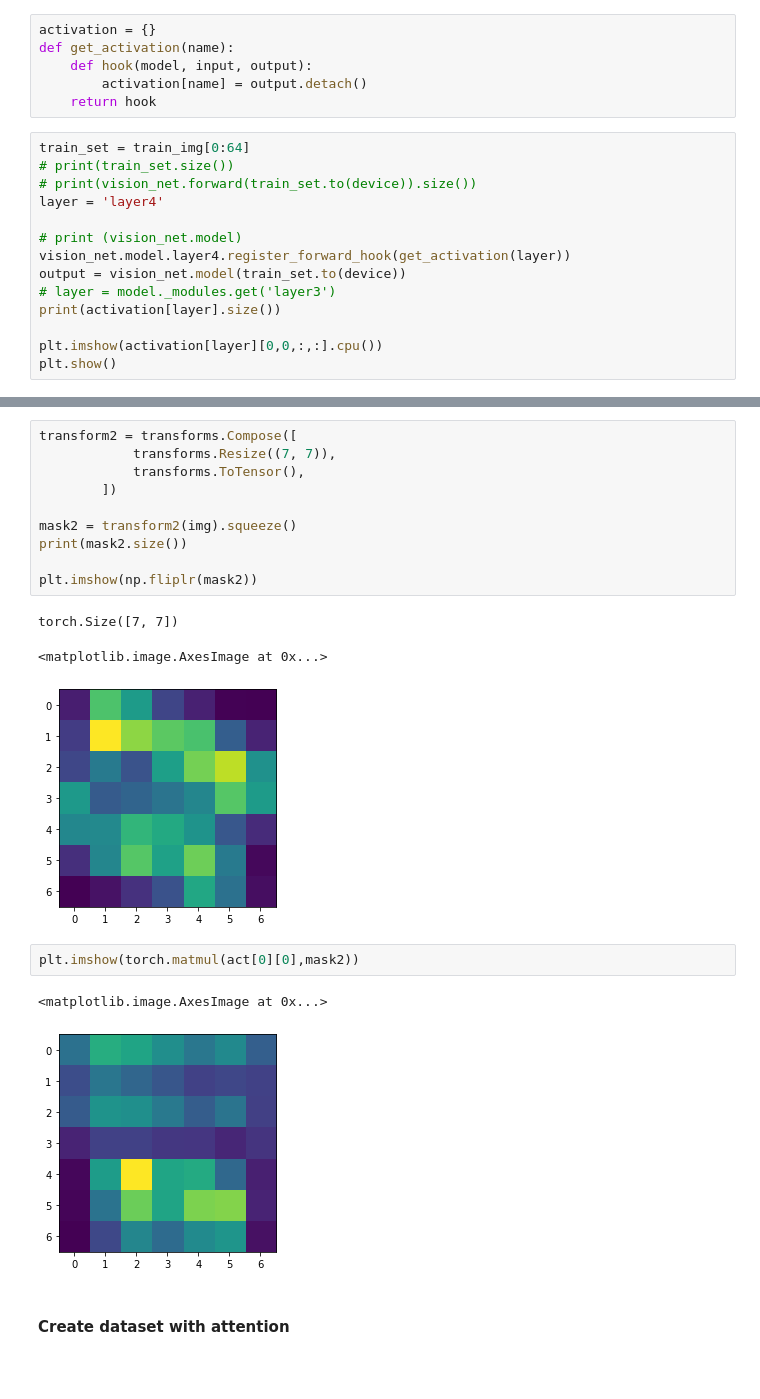
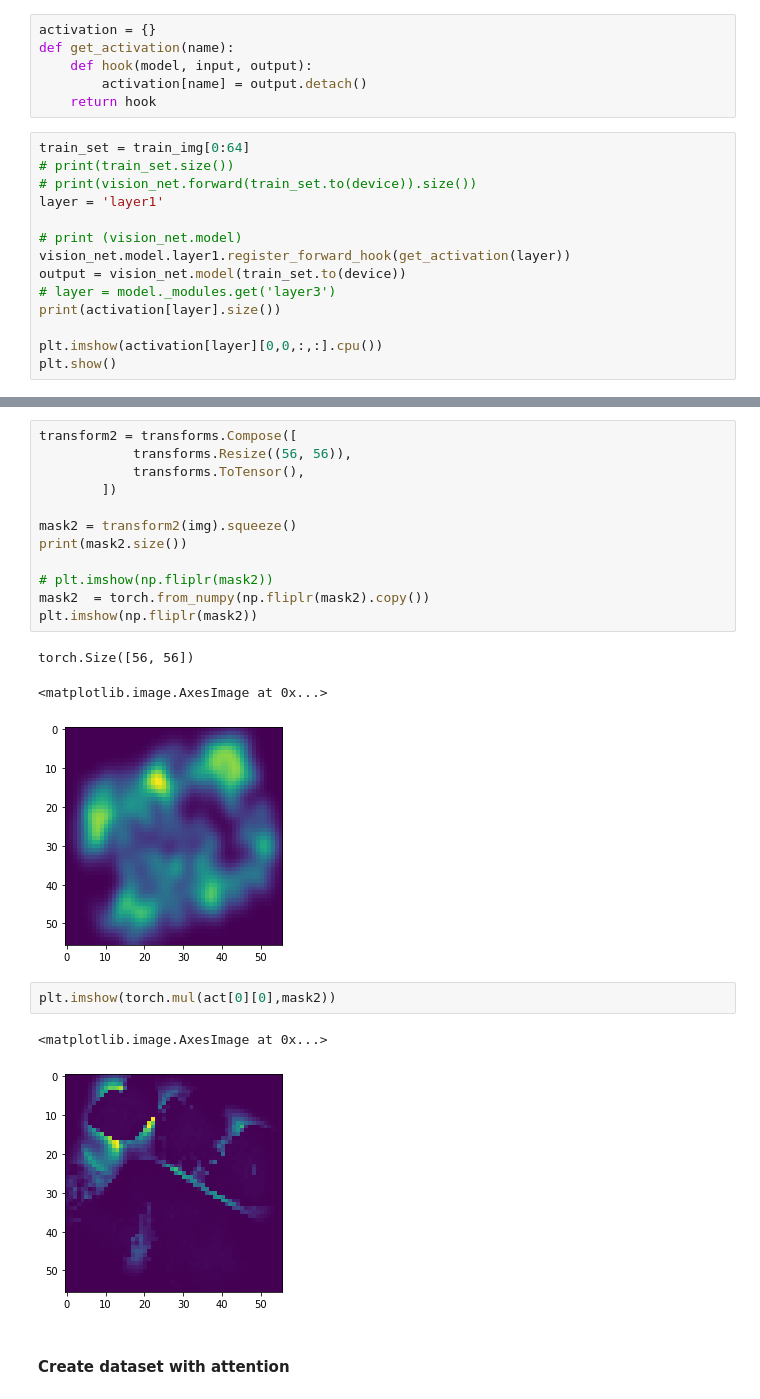
Before and after one commit to MariaPdg/hci-intermodal-reasoning, a Jupyter notebook: test_gaze.ipynb, the cells around one changed output, grey strips where cells are left out. Saved outputs shown, nothing was run; the diff lists cells and outputs as text; blank space fills up the shorter version.

```diff
--- a/test_gaze.ipynb
+++ b/test_gaze.ipynb
@@ -100,10 +108,10 @@ def get_activation(name):
 train_set = train_img[0:64]
 # print(train_set.size())
 # print(vision_net.forward(train_set.to(device)).size())
-layer = 'layer4'
+layer = 'layer1'
 
 # print (vision_net.model)
-vision_net.model.layer4.register_forward_hook(get_activation(layer))
+vision_net.model.layer1.register_forward_hook(get_activation(layer))
 output = vision_net.model(train_set.to(device))
 # layer = model._modules.get('layer3')
 print(activation[layer].size())
@@ -125,22 +133,24 @@ torch.Size([64, 2048, 7, 7])
 # %%
 transform2 = transforms.Compose([
-            transforms.Resize((7, 7)),
+            transforms.Resize((56, 56)),
             transforms.ToTensor(),
         ])
 
 mask2 = transform2(img).squeeze()
 print(mask2.size())
 
+# plt.imshow(np.fliplr(mask2))
+mask2  = torch.from_numpy(np.fliplr(mask2).copy())
 plt.imshow(np.fliplr(mask2))
 # %% [output]
-torch.Size([7, 7])
+torch.Size([56, 56])
 <matplotlib.image.AxesImage at 0x...>
-[figure, old version]
+[figure, new version]
 # %%
-plt.imshow(torch.matmul(act[0][0],mask2))
+plt.imshow(torch.mul(act[0][0],mask2))
 # %% [output]
 <matplotlib.image.AxesImage at 0x...>
-[figure, old version]
+[figure, new version]
 # %% [markdown]
 #### Create dataset with attention
 # %%
```
Also changed, not shown: parts of 13 cells of this notebook, 1 other file.
